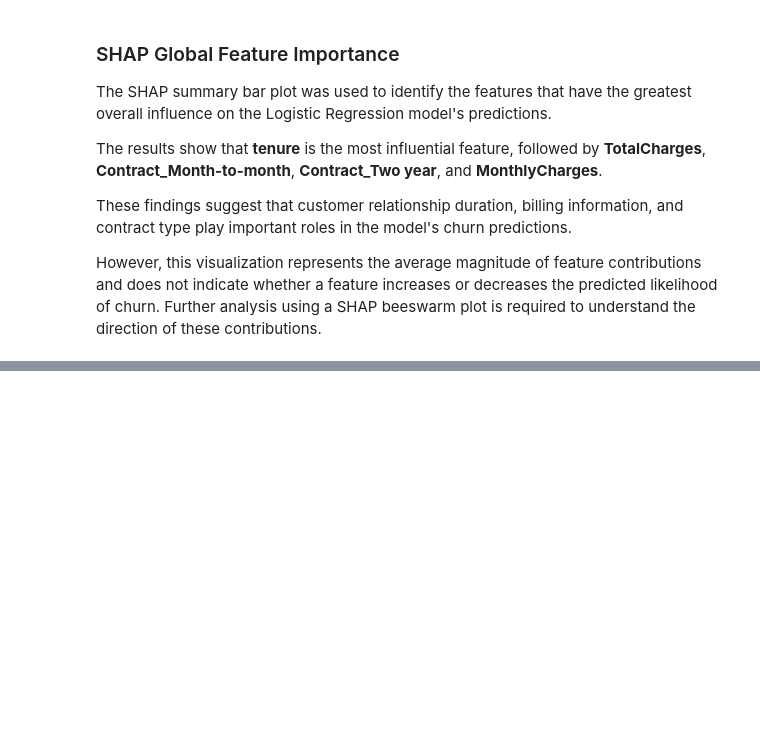
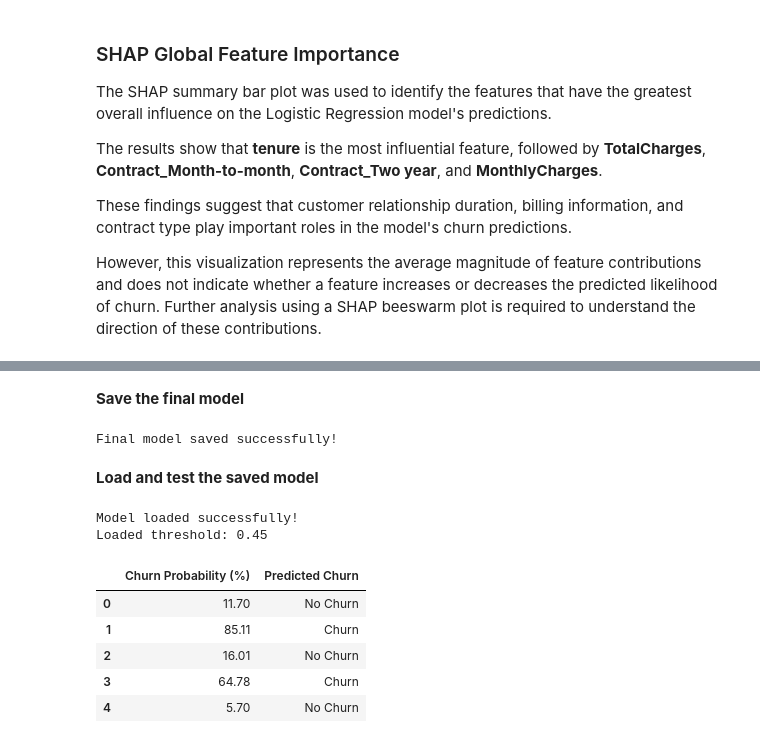
Before and after one commit to MalmEEE/customer-churn-prediction, a Jupyter notebook: notebooks/02_model_training.ipynb, the cells around one changed output, grey strips where cells are left out. Drawn from its saved outputs; the diff is of its cells as text; code cells hidden in the pictures; blank space fills up the shorter version.

```diff
--- a/notebooks/02_model_training.ipynb
+++ b/notebooks/02_model_training.ipynb
@@ -2073,0 +2250,58 @@ However, this visualization represents the average magnitude of feature contribu
+# %% [markdown]
+**Save the final model**
+# %%
+import joblib
+
+# Store the model and threshold together
+model_artifacts = {
+    "model": final_model,
+    "threshold": CHURN_THRESHOLD
+}
+
+# Save the artifacts
+joblib.dump(
+    model_artifacts,
+    "customer_churn_pipeline.pkl"
+)
+
+print("Final model saved successfully!")
+# %% [output]
+Final model saved successfully!
+# %% [markdown]
+**Load and test the saved model**
+# %%
+# Load the saved model artifacts
+loaded_artifacts = joblib.load("customer_churn_pipeline.pkl")
+
+# Extract model and threshold
+loaded_model = loaded_artifacts["model"]
+loaded_threshold = loaded_artifacts["threshold"]
+
+print("Model loaded successfully!")
+print("Loaded threshold:", loaded_threshold)
+
+# Test predictions using the loaded model
+loaded_probabilities = loaded_model.predict_proba(sample_customers)[:, 1]
+
+loaded_predictions = np.where(
+    loaded_probabilities >= loaded_threshold,
+    "Churn",
+    "No Churn"
+)
+
+# Display results
+loaded_results = pd.DataFrame({
+    "Churn Probability (%)": (loaded_probabilities * 100).round(2),
+    "Predicted Churn": loaded_predictions
+})
+
+loaded_results
+# %% [output]
+Model loaded successfully!
+Loaded threshold: 0.45
+|  | Churn Probability (%) | Predicted Churn |
+| 0 | 11.70 | No Churn |
+| 1 | 85.11 | Churn |
+| 2 | 16.01 | No Churn |
+| 3 | 64.78 | Churn |
+| 4 | 5.70 | No Churn |
```
Also changed, not shown: parts of 19 cells of this notebook, 1 other file.
